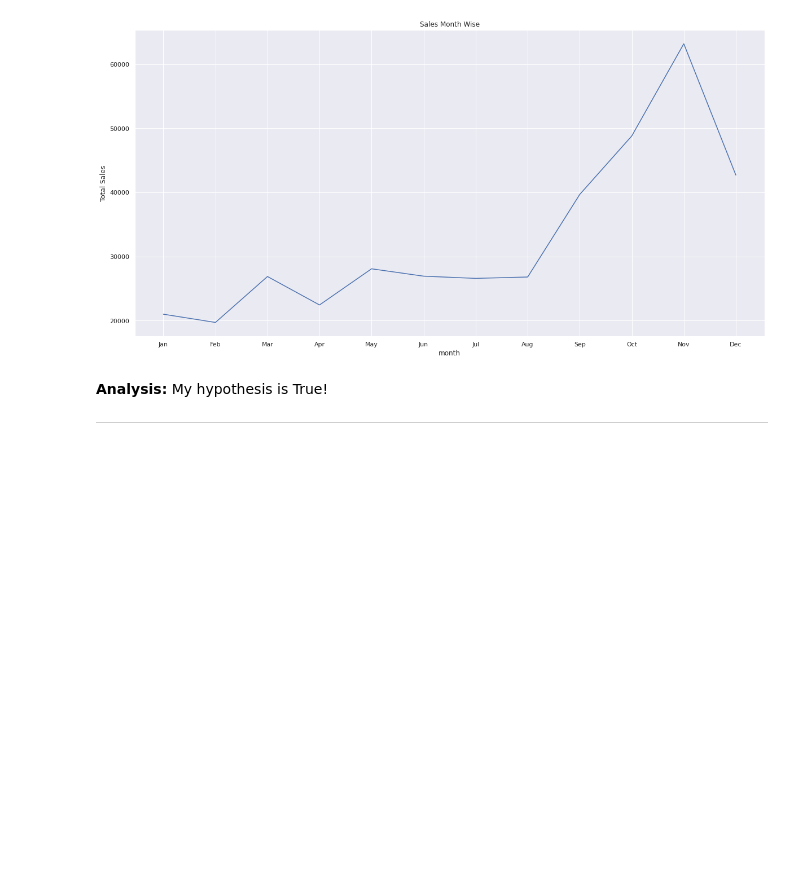
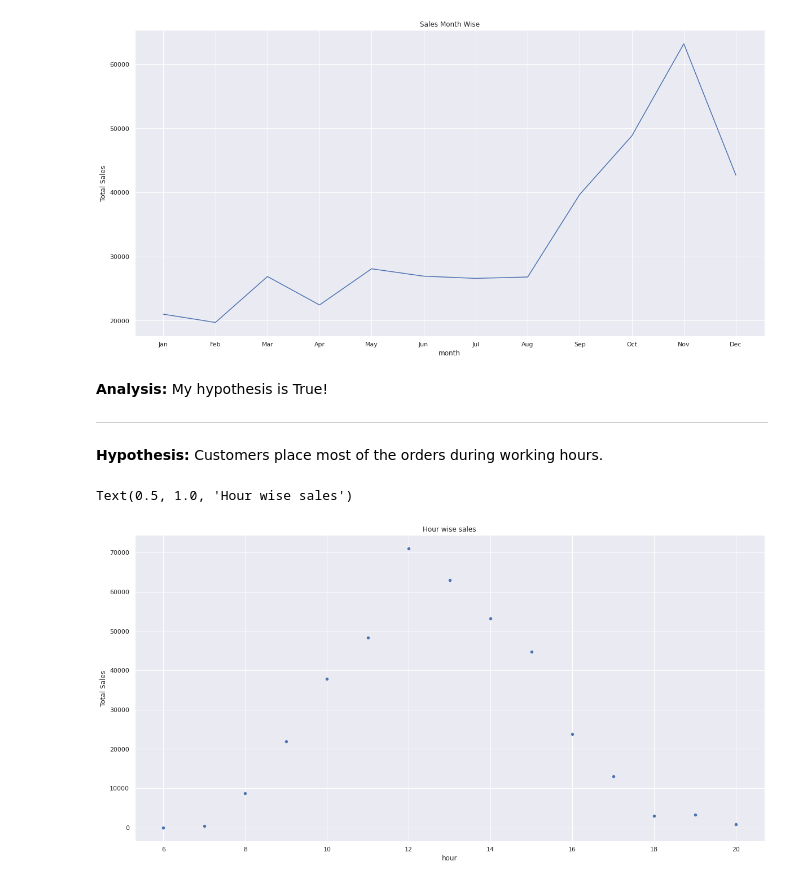
Before and after one commit to Shourya306/Online-Retail-Customer-Segmentation-Clustering, a Jupyter notebook: Online_Retail_Customer_Segmentation.ipynb, the cells around one changed output. Saved outputs shown, nothing was run; the diff lists cells and outputs as text; code cells hidden in the pictures; blank space fills up the shorter version.

```diff
--- a/Online_Retail_Customer_Segmentation.ipynb
+++ b/Online_Retail_Customer_Segmentation.ipynb
@@ -339,3 +338,15 @@ plt.xticks(x,label) # Changing the X axis labels to month names
 # %% [markdown]
 **Analysis:** My hypothesis is True!
 _____________________________________________________________________
+# %% [markdown]
+**Hypothesis:** Customers place most of the orders during working hours.
+# %%
+# Plotting hour wise sales.
+
+hour_sales = retail_df.groupby('hour')['InvoiceNo'].count().reset_index().rename(columns = {'InvoiceNo':'Total Sales'})
+
+sns.scatterplot(x = hour_sales['hour'], y = hour_sales['Total Sales'], data = hour_sales)
+plt.title('Hour wise sales')
+# %% [output]
+Text(0.5, 1.0, 'Hour wise sales')
+[figure, added]
```
Also changed, not shown: parts of 11 cells of this notebook.
